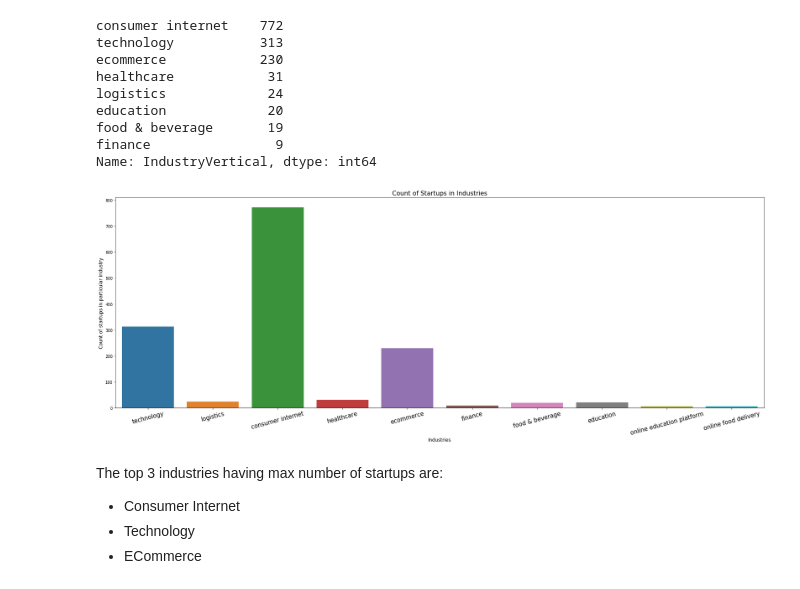
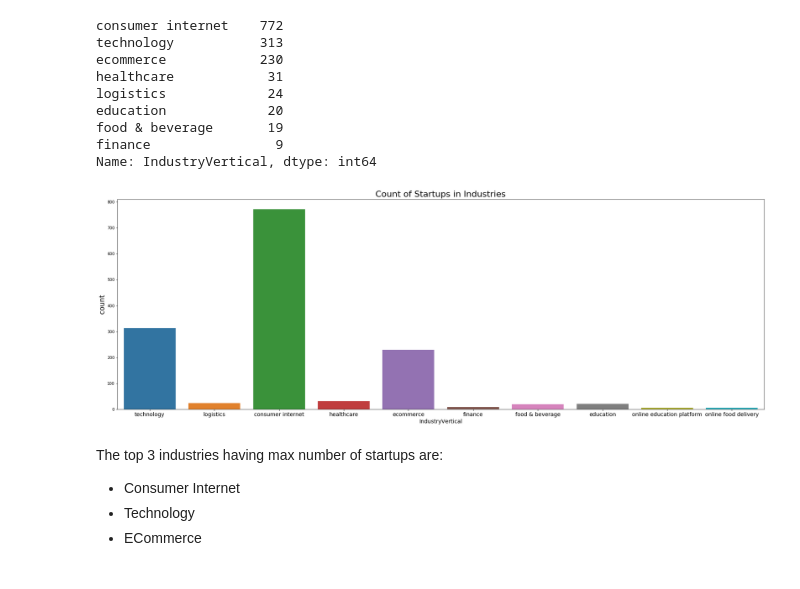
Before and after one commit to kunal-gohrani/Indian-Startup-Ecosystem-Analysis, a Jupyter notebook: Indian-Startup-Ecosystem-Analysis.ipynb, the cells around one changed output. Drawn from its saved outputs; the diff is of its cells as text; code cells hidden in the pictures.

```diff
--- a/Indian-Startup-Ecosystem-Analysis.ipynb
+++ b/Indian-Startup-Ecosystem-Analysis.ipynb
@@ -442,14 +445,14 @@ mask=df.groupby('IndustryVertical')['StartupName'].count().sort_values(ascending
 top_10_industries=data[data['IndustryVertical'].isin(mask)]
 # %%
 plt.figure(figsize=(30,10))
+plt.xlabel('Industries',fontsize=14)
+plt.xticks(fontsize=14)
+plt.ylabel('Count of startups in particular Industry',fontsize=18)
+plt.title('Count of Startups in Industries',fontsize=22)
 sns.countplot(x='IndustryVertical',data=top_10_industries)
-plt.xlabel('Industries',fontsize=12)
-plt.xticks(rotation=15,fontsize=15)
-plt.ylabel('Count of startups in particular Industry',fontsize=12)
-plt.title('Count of Startups in Industries',fontsize=16)
-plt.show()
+plt.savefig('Industries.png',dpi=300)
 # %% [output]
-[figure, old version]
+[figure, new version]
 # %% [markdown]
 The top 3 industries having max number of startups are:
 - Consumer Internet
```
Also changed, not shown: parts of 13 cells of this notebook.
